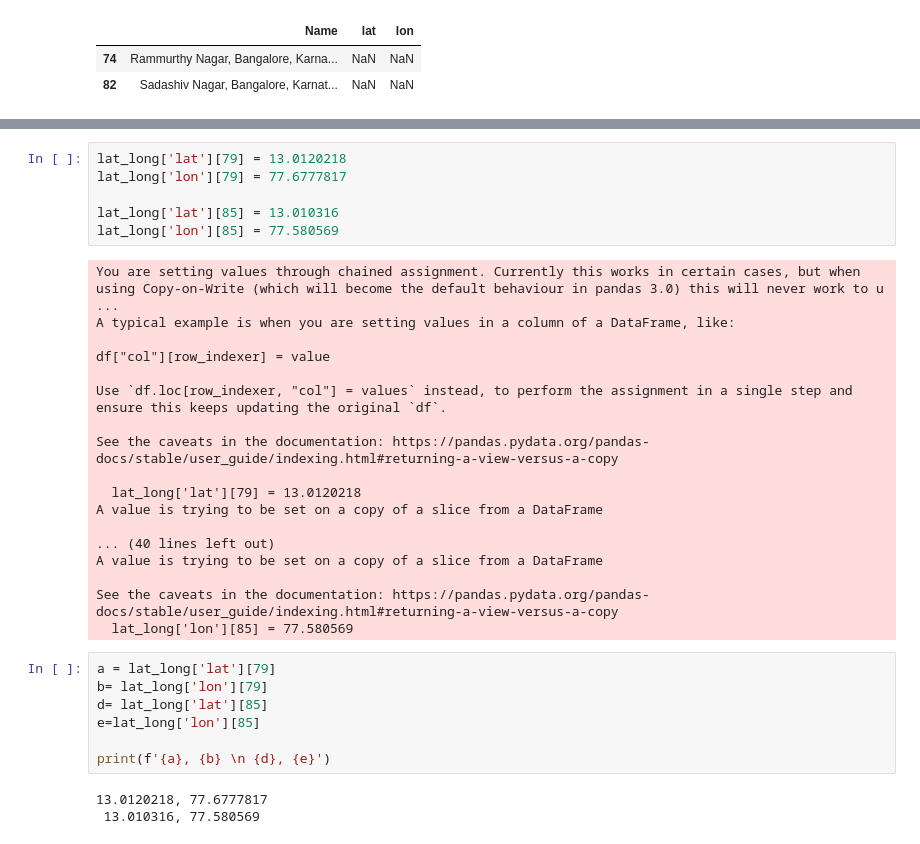
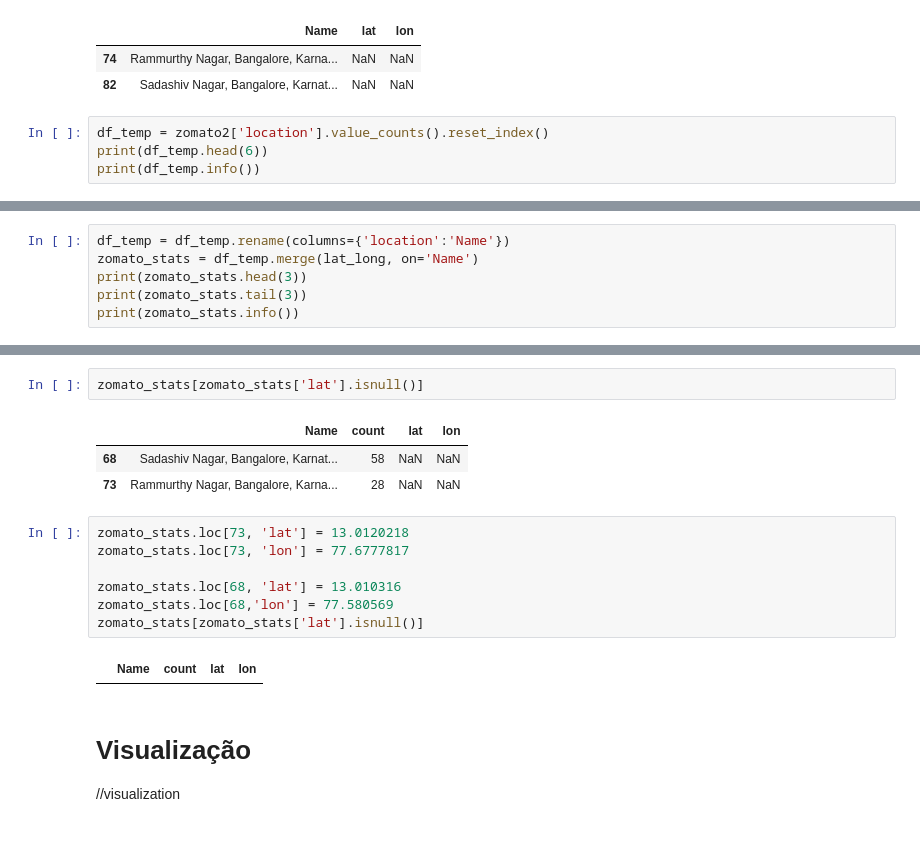
Before and after one commit to CarolineMNves/Zomato_an-lise_espacial, a Jupyter notebook: zomato_spacial_analysis.ipynb, the cells around one changed output, grey strips where cells are left out. Saved outputs shown, nothing was run; the diff lists cells and outputs as text.

```diff
--- a/zomato_spacial_analysis.ipynb
+++ b/zomato_spacial_analysis.ipynb
@@ -174,3 +174,7 @@ lat_long[lat_long['lat'].isnull()]
 |  | Name | lat | lon |
 | 74 | Rammurthy Nagar, Bangalore, Karna... | NaN | NaN |
 | 82 | Sadashiv Nagar, Bangalore, Karnat... | NaN | NaN |
+# %%
+df_temp = zomato2['location'].value_counts().reset_index()
+print(df_temp.head(6))
+print(df_temp.info())
@@ -176,0 +199,6 @@ lat_long[lat_long['lat'].isnull()]
+# %%
+df_temp = df_temp.rename(columns={'location':'Name'})
+zomato_stats = df_temp.merge(lat_long, on='Name')
+print(zomato_stats.head(3))
+print(zomato_stats.tail(3))
+print(zomato_stats.info())
@@ -177,34 +223,18 @@ lat_long[lat_long['lat'].isnull()]
+# %%
+zomato_stats[zomato_stats['lat'].isnull()]
+# %% [output]
+|  | Name | count | lat | lon |
+| 68 | Sadashiv Nagar, Bangalore, Karnat... | 58 | NaN | NaN |
+| 73 | Rammurthy Nagar, Bangalore, Karna... | 28 | NaN | NaN |
 # %%
-lat_long['lat'][79] = 13.0120218
-lat_long['lon'][79] = 77.6777817
+zomato_stats.loc[73, 'lat'] = 13.0120218
+zomato_stats.loc[73, 'lon'] = 77.6777817
 
-lat_long['lat'][85] = 13.010316
-lat_long['lon'][85] = 77.580569
+zomato_stats.loc[68, 'lat'] = 13.010316
+zomato_stats.loc[68,'lon'] = 77.580569
+zomato_stats[zomato_stats['lat'].isnull()]
 # %% [output]
-You are setting values through chained assignment. Currently this works in certain cases, but when using Copy-on-Write (which will become the default behaviour in pandas 3.0) this will never work to u ...
-A typical example is when you are setting values in a column of a DataFrame, like:
-
-df["col"][row_indexer] = value
-
-Use `df.loc[row_indexer, "col"] = values` instead, to perform the assignment in a single step and ensure this keeps updating the original `df`.
-
-See the caveats in the documentation: https://pandas.pydata.org/pandas-docs/stable/user_guide/indexing.html#returning-a-view-versus-a-copy
-
-  lat_long['lat'][79] = 13.0120218
-A value is trying to be set on a copy of a slice from a DataFrame
-
-... (40 lines left out)
-A value is trying to be set on a copy of a slice from a DataFrame
-
-See the caveats in the documentation: https://pandas.pydata.org/pandas-docs/stable/user_guide/indexing.html#returning-a-view-versus-a-copy
-  lat_long['lon'][85] = 77.580569
+|  | Name | count | lat | lon |
-# %%
-a = lat_long['lat'][79]
-b= lat_long['lon'][79]
-d= lat_long['lat'][85]
-e=lat_long['lon'][85]
-
-print(f'{a}, {b} \n {d}, {e}')
-# %% [output]
-13.0120218, 77.6777817
- 13.010316, 77.580569
+# %% [markdown]
+# Visualização
+ //visualization
```
Also changed, not shown: parts of 6 cells of this notebook.
